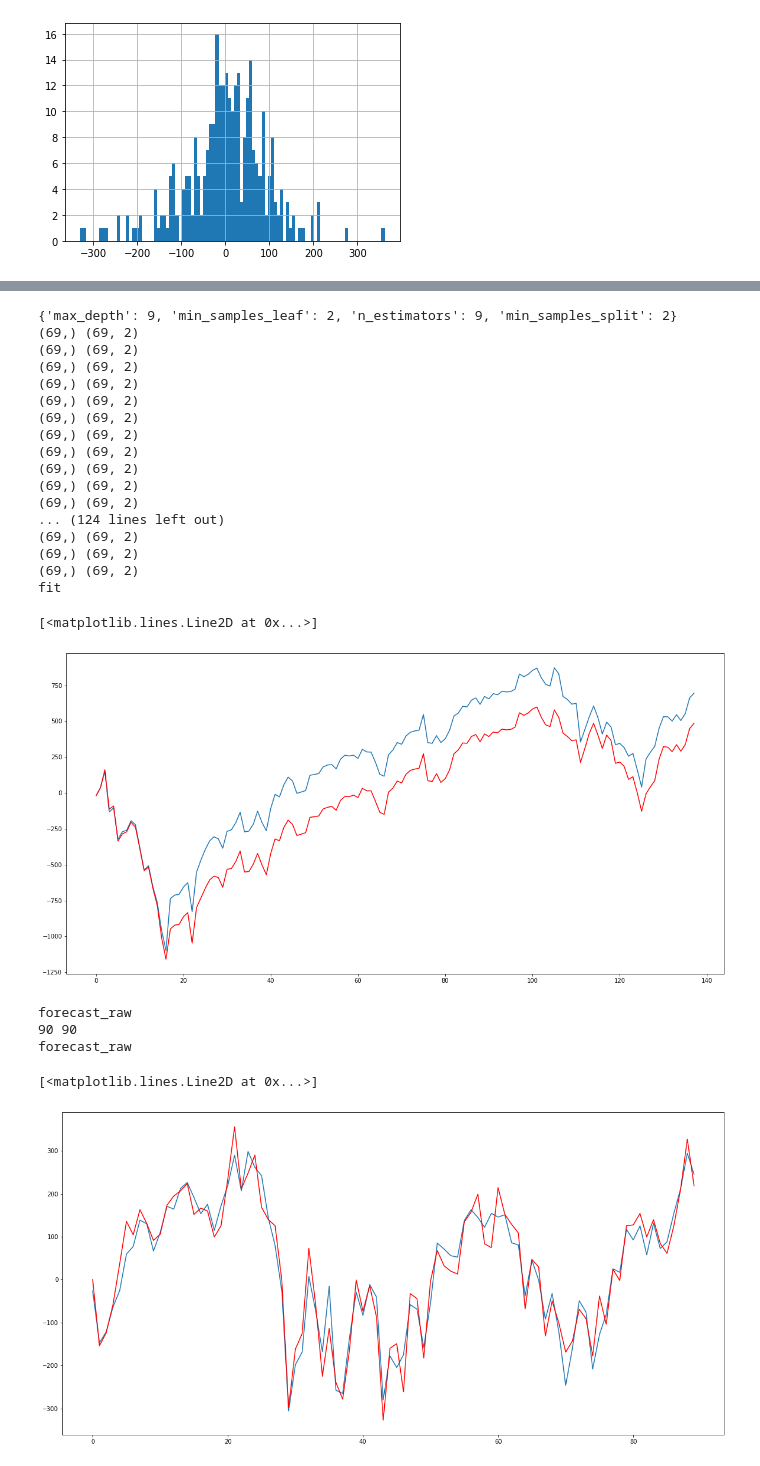
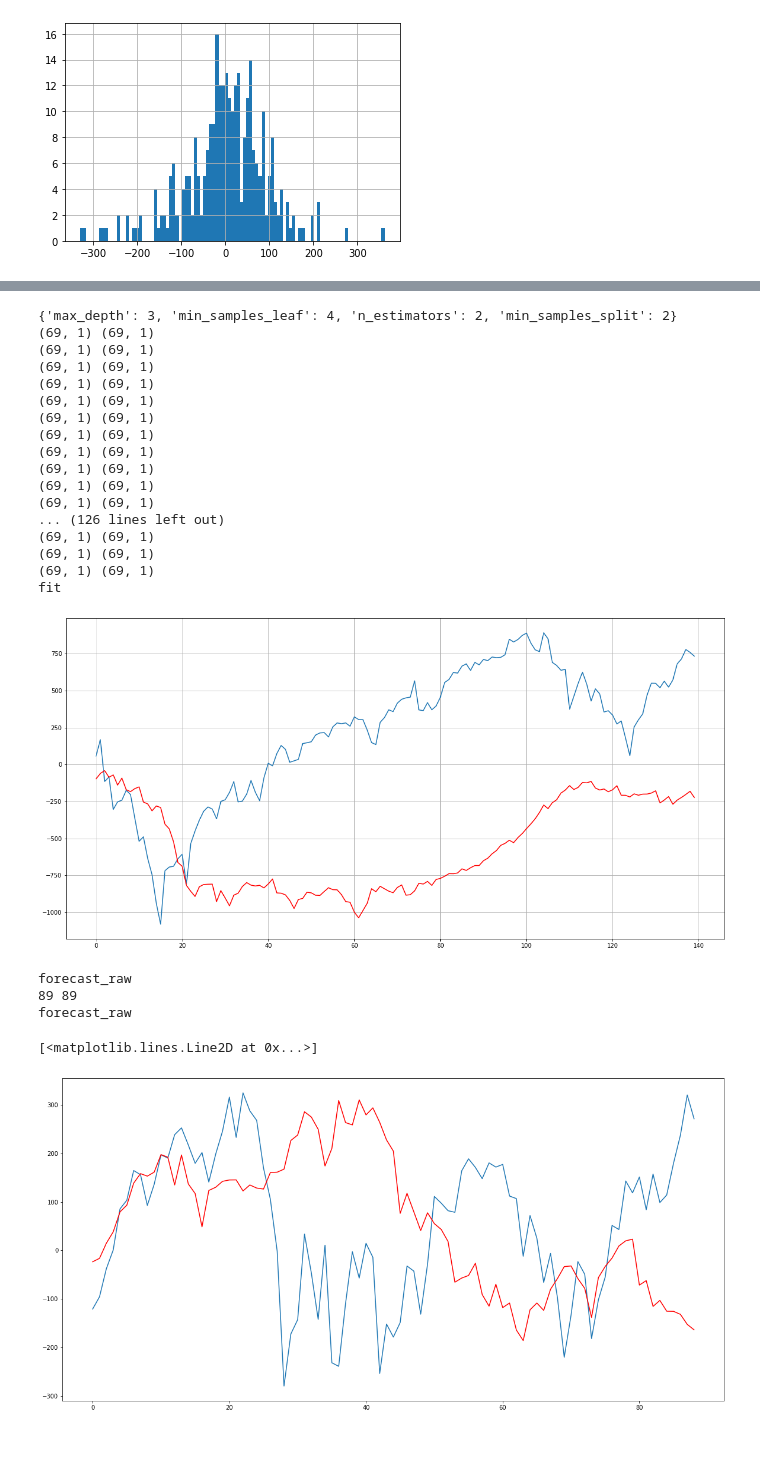
Before and after one commit to rutkowskaa/finalna_praca_licencjacka, a Jupyter notebook: results_IXIC.ipynb, the cells around one changed output, grey strips where cells are left out. Cells and saved outputs as stored; diff of their text form; code cells hidden in the pictures.

```diff
--- a/results_IXIC.ipynb
+++ b/results_IXIC.ipynb
@@ -160,11 +122,11 @@ forecast_raw
 # %%
-rf_ar = RF_AR(data=ixic_vec_norm, params={"lags": 2}, test_ratio=0.7)
+rf_ar = RF_AR(data=ixic_vec_norm, params={"lags": 1}, test_ratio=0.7)
 
 opt_rf = rf_ar.cross_validation_rolling_window_julia(dlugosc_okna=1/3, params = {
-    "max_depth": 10,
-    "n_estimators": 10,
-    "min_samples_split": 3,
-    "min_samples_leaf": 3
+    "max_depth": 5,
+    "n_estimators": 5,
+    "min_samples_split": 5,
+    "min_samples_leaf": 5
 })
 # %% [output]
 Julia Version 1.7.2
@@ -219,37 +181,37 @@ rf_ar.fit(opt_rf)
 plt.figure(figsize=(20, 10))
 plt.plot(np.cumsum(rf_ar.data[rf_ar.prog:].values))
 plt.plot(np.cumsum(rf_ar.predictions), c='r')
+plt.grid()
 # %% [output]
-{'max_depth': 9, 'min_samples_leaf': 2, 'n_estimators': 9, 'min_samples_split': 2}
-(69,) (69, 2)
-(69,) (69, 2)
-(69,) (69, 2)
-(69,) (69, 2)
-(69,) (69, 2)
-(69,) (69, 2)
-(69,) (69, 2)
-(69,) (69, 2)
-(69,) (69, 2)
-(69,) (69, 2)
-(69,) (69, 2)
-... (124 lines left out)
-(69,) (69, 2)
-(69,) (69, 2)
-(69,) (69, 2)
+{'max_depth': 3, 'min_samples_leaf': 4, 'n_estimators': 2, 'min_samples_split': 2}
+(69, 1) (69, 1)
+(69, 1) (69, 1)
+(69, 1) (69, 1)
+(69, 1) (69, 1)
+(69, 1) (69, 1)
+(69, 1) (69, 1)
+(69, 1) (69, 1)
+(69, 1) (69, 1)
+(69, 1) (69, 1)
+(69, 1) (69, 1)
+(69, 1) (69, 1)
+... (126 lines left out)
+(69, 1) (69, 1)
+(69, 1) (69, 1)
+(69, 1) (69, 1)
 fit
-[<matplotlib.lines.Line2D at 0x...>]
-[figure, old version]
+[figure, new version]
 # %%
 print(len(np.cumsum(rf_ar.data_test.values)), len(rf_ar.forecast_raw()))
 plt.figure(figsize=(20,10))
 plt.plot(np.cumsum(rf_ar.data_test.values))
-plt.plot(np.cumsum(rf_ar.data_test.values) + rf_ar.forecast_raw(), c='r')
+plt.plot(np.cumsum(rf_ar.forecast_raw()) , c='r')
 # %% [output]
 forecast_raw
-90 90
+89 89
 forecast_raw
 [<matplotlib.lines.Line2D at 0x...>]
-[figure, old version]
+[figure, new version]
 # %%
 knn_ar = KNN_AR(data=ixic_vec_norm, params={"lags": 1}, test_ratio=0.7)
 
```
Also changed, not shown: parts of 15 cells of this notebook, 9 other files.
